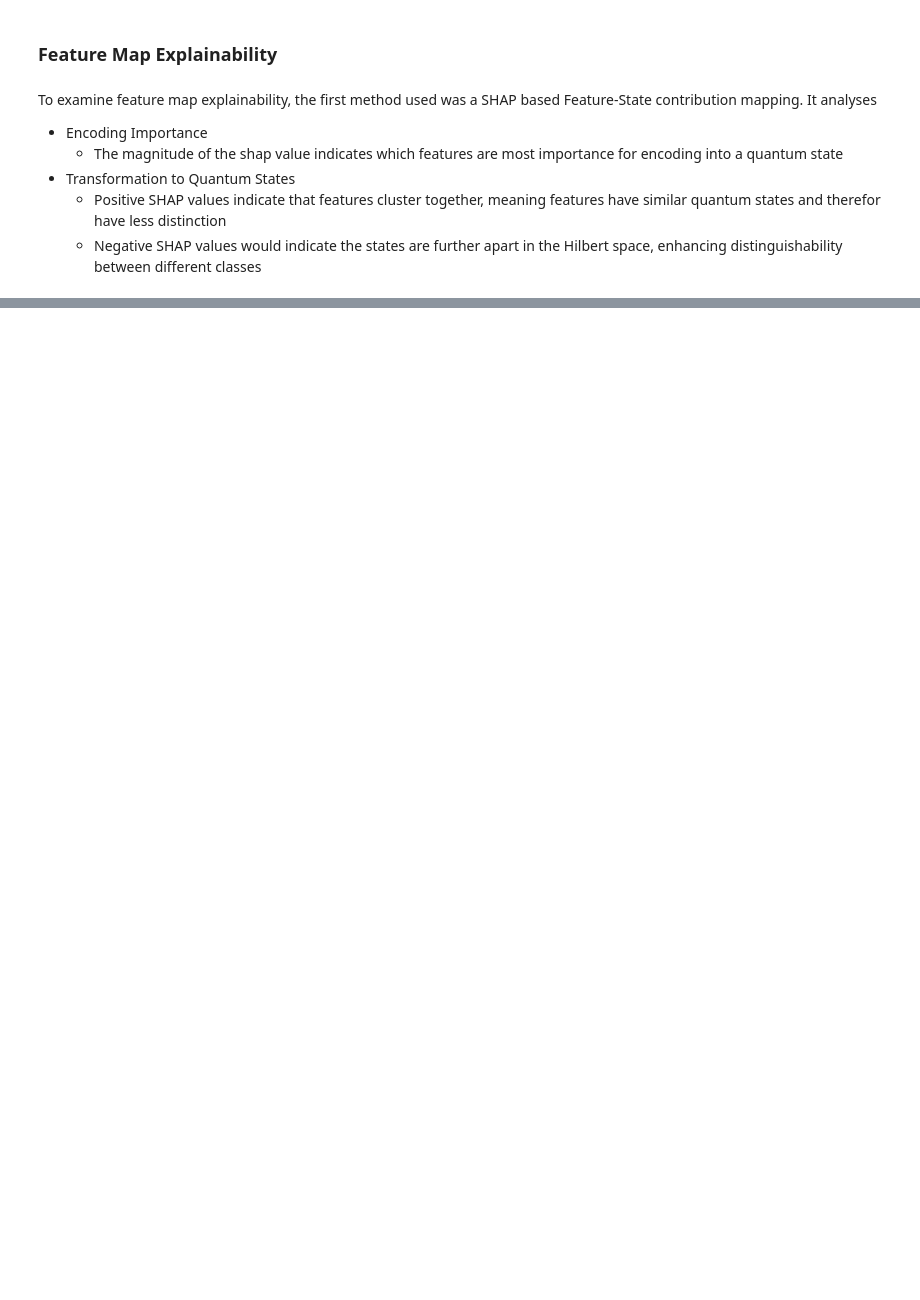
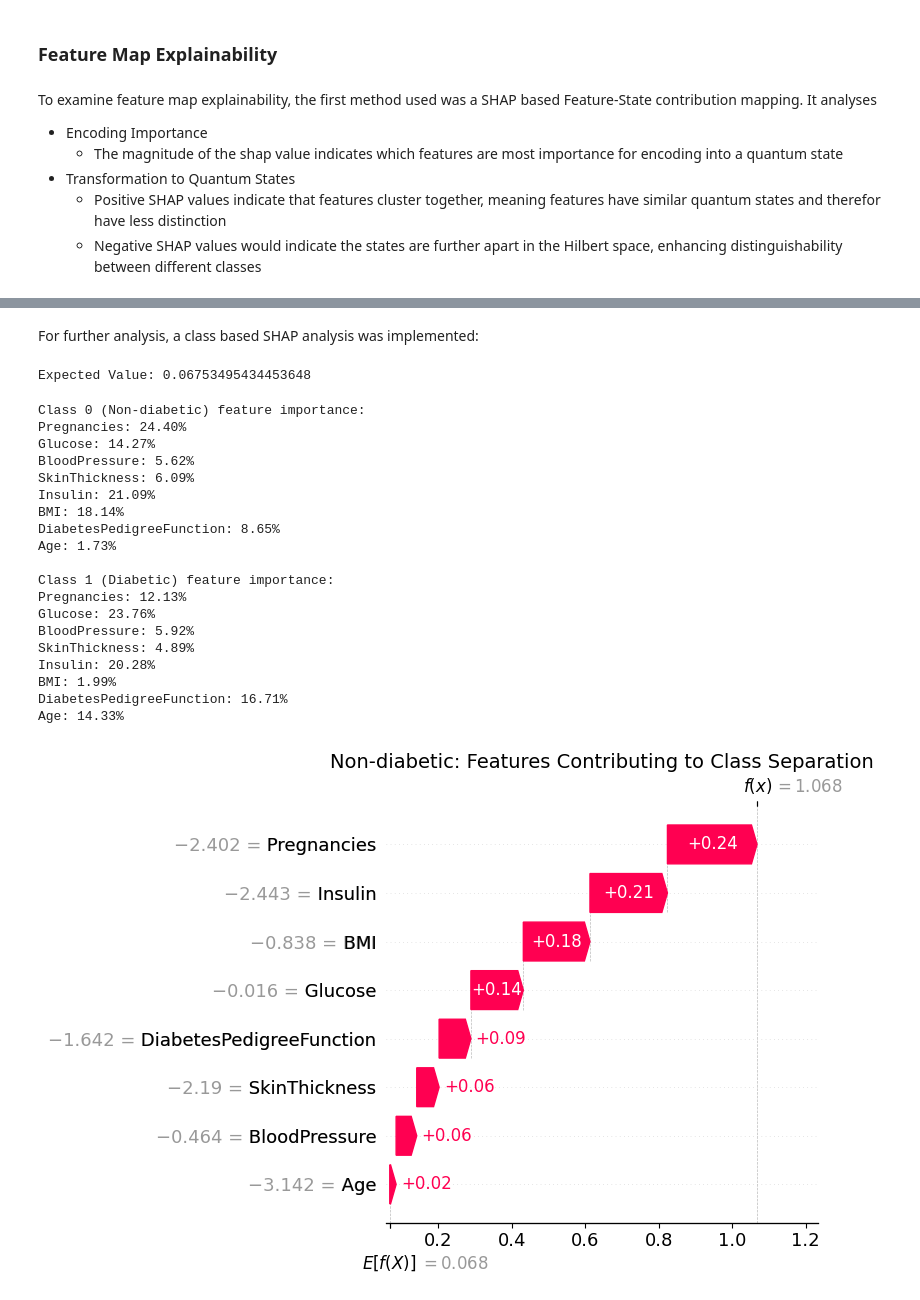
Before and after one commit to barra-white/qml-explainability-by-parts, a Jupyter notebook: explainability/feature-map-explainability.ipynb, the cells around one changed output, grey strips where cells are left out. Cells and saved outputs as stored; diff of their text form; code cells hidden in the pictures; blank space fills up the shorter version.

```diff
--- a/explainability/feature-map-explainability.ipynb
+++ b/explainability/feature-map-explainability.ipynb
@@ -165,0 +196,32 @@ KeyboardInterrupt:
+# %% [markdown]
+For further analysis, a class based SHAP analysis was implemented:
+# %%
+# Separate data by class
+class_0_indices = np.where(y_train == 0)[0]
+class_1_indices = np.where(y_train == 1)[0]
+
+X_class_0 = X_train[class_0_indices]
+X_class_1 = X_train[class_1_indices]
+# %%
+# Find most central sample in each class
+central_idx_0 = pairwise_distances_argmin_min(np.mean(X_class_0, axis=0).reshape(1, -1), X_class_0)[0][0]
+central_idx_1 = pairwise_distances_argmin_min(np.mean(X_class_1, axis=0).reshape(1, -1), X_class_1)[0][0]
+
+reference_class_0 = X_class_0[central_idx_0]  # Actual data point
+reference_class_1 = X_class_1[central_idx_1]  # Actual data point
+# %%
+def class_separation(x):
+    """Returns how much more similar a point is to class 0 vs class 1 using log ratio"""
+    # Calculate similarity to each class
+    similarity_to_class_0 = state_similarity(x, reference_class_0)
+    similarity_to_class_1 = state_similarity(x, reference_class_1)
+
+    # Use log ratio for better numerical stability with small values
+    # Add small epsilon to avoid division by zero
+    epsilon = 1e-10
+    if similarity_to_class_0 < epsilon or similarity_to_class_1 < epsilon:
+        # If either similarity is extremely small, return 0
+        return 0
+
+    # Log ratio (positive means more similar to class 0/non-diabetic)
+    return np.log10((similarity_to_class_0 + epsilon) / (similarity_to_class_1 + epsilon))
@@ -165,0 +326,33 @@ KeyboardInterrupt:
+# %%
+# After preparing your data and feature map
+shap_values_class_0, shap_values_class_1 = class_based_quantum_feature_map_shap(
+    feature_map=feature_map,
+    X_train=X_train,
+    y_train=y_train,
+    X_test=X_test,
+    y_test=y_test,
+    backend=backend,  # Pass your quantum simulator backend
+    feature_names=feature_names
+)
+# %% [output]
+Expected Value: 0.06753495434453648
+Class 0 (Non-diabetic) feature importance:
+Pregnancies: 24.40%
+Glucose: 14.27%
+BloodPressure: 5.62%
+SkinThickness: 6.09%
+Insulin: 21.09%
+BMI: 18.14%
+DiabetesPedigreeFunction: 8.65%
+Age: 1.73%
+
+Class 1 (Diabetic) feature importance:
+Pregnancies: 12.13%
+Glucose: 23.76%
+BloodPressure: 5.92%
+SkinThickness: 4.89%
+Insulin: 20.28%
+BMI: 1.99%
+DiabetesPedigreeFunction: 16.71%
+Age: 14.33%
+[figure, added]
```
Also changed, not shown: parts of 8 cells of this notebook.
